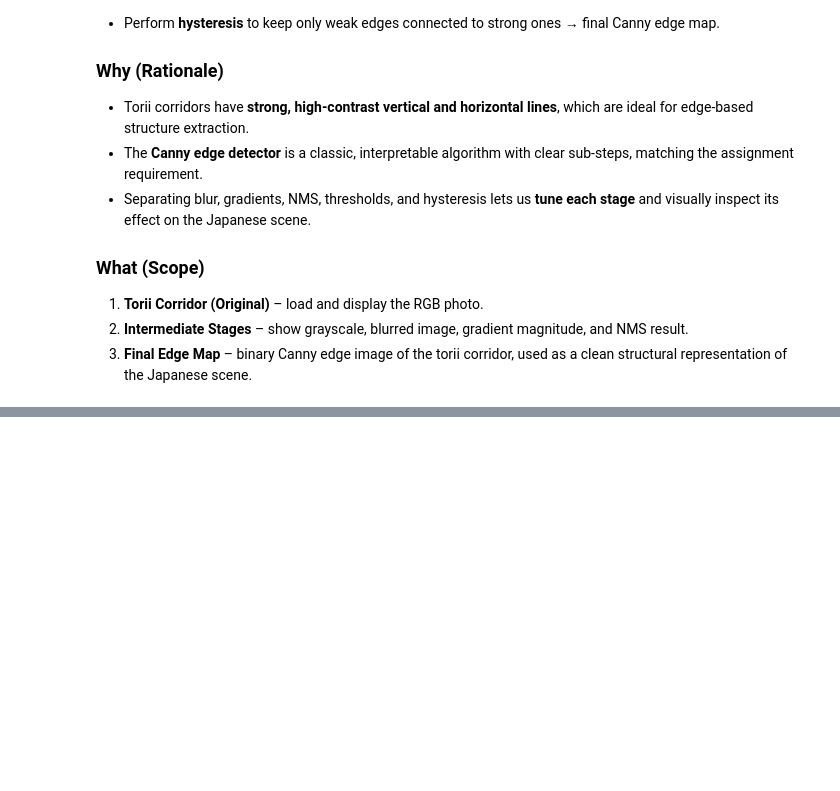
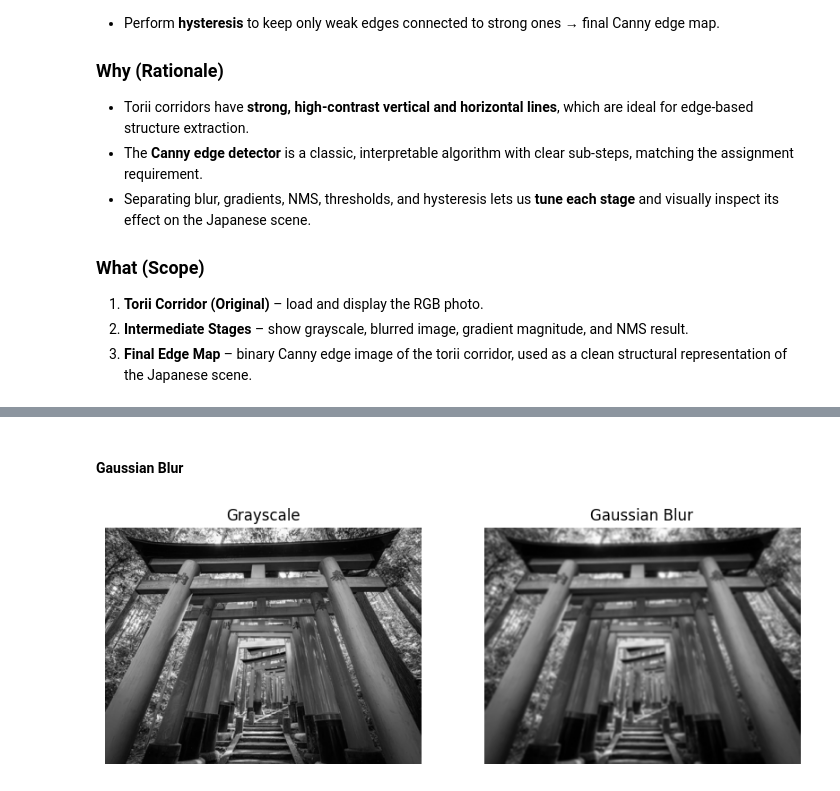
Before and after one commit to infamousperi/GBSV_MC, a Jupyter notebook: MC2/Algorithms_for_Pattern_Detection.ipynb, the cells around one changed output, grey strips where cells are left out. Cells and saved outputs as stored; diff of their text form; code cells hidden in the pictures; blank space fills up the shorter version.

```diff
--- a/MC2/Algorithms_for_Pattern_Detection.ipynb
+++ b/MC2/Algorithms_for_Pattern_Detection.ipynb
@@ -238,0 +308,9 @@ We want a **geometry-focused edge map** that keeps the main gate and path contou
+# %% [markdown]
+#### Gaussian Blur
+# %%
+blur = gaussian_blur(gray, ksize=(5,5), sigma=1.4)
+
+save_rgb("outputs/torii_step2_blur.png", blur)
+show_pair(gray, blur, titles=("Grayscale", "Gaussian Blur"))
+# %% [output]
+[figure, added]
```
Also changed, not shown: parts of 21 cells of this notebook.
